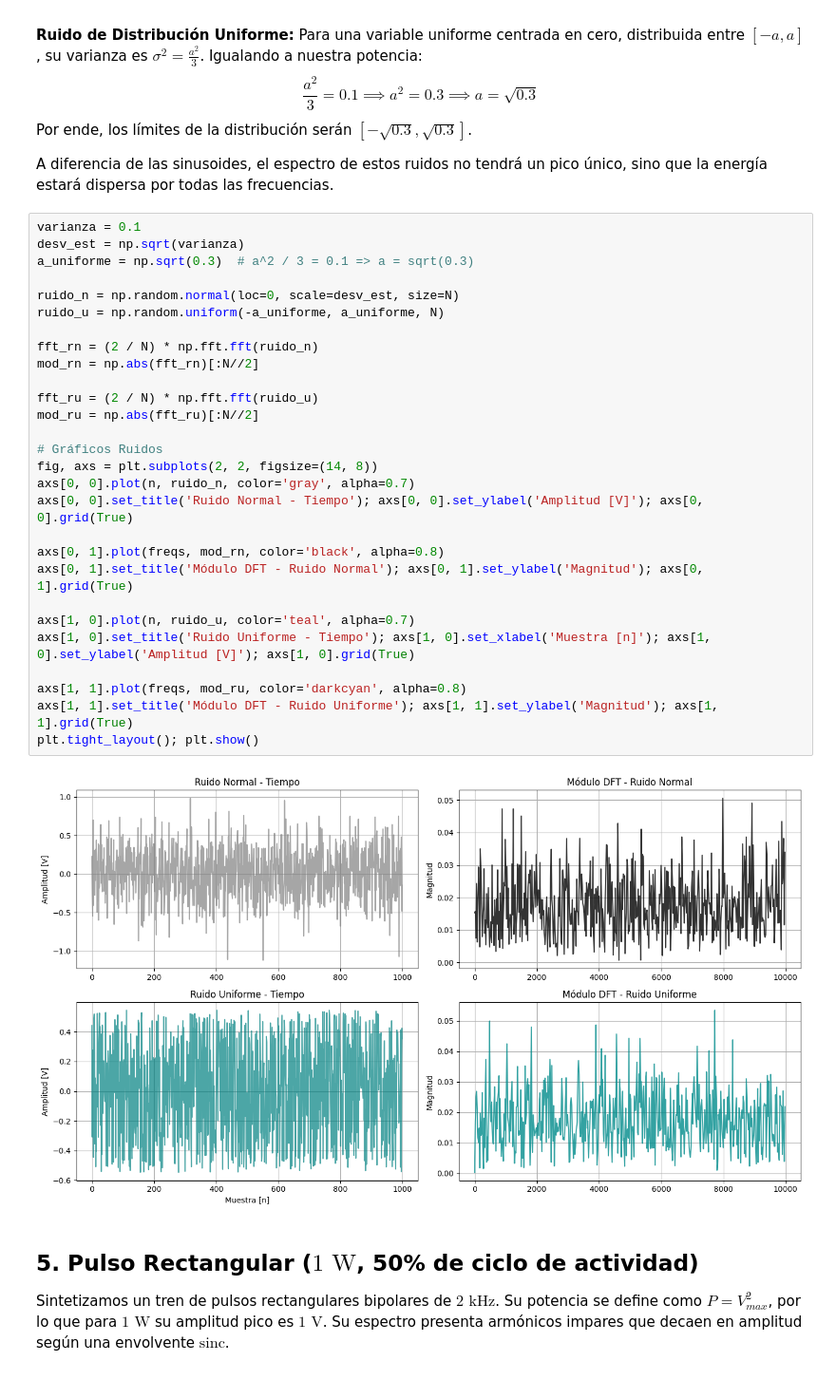
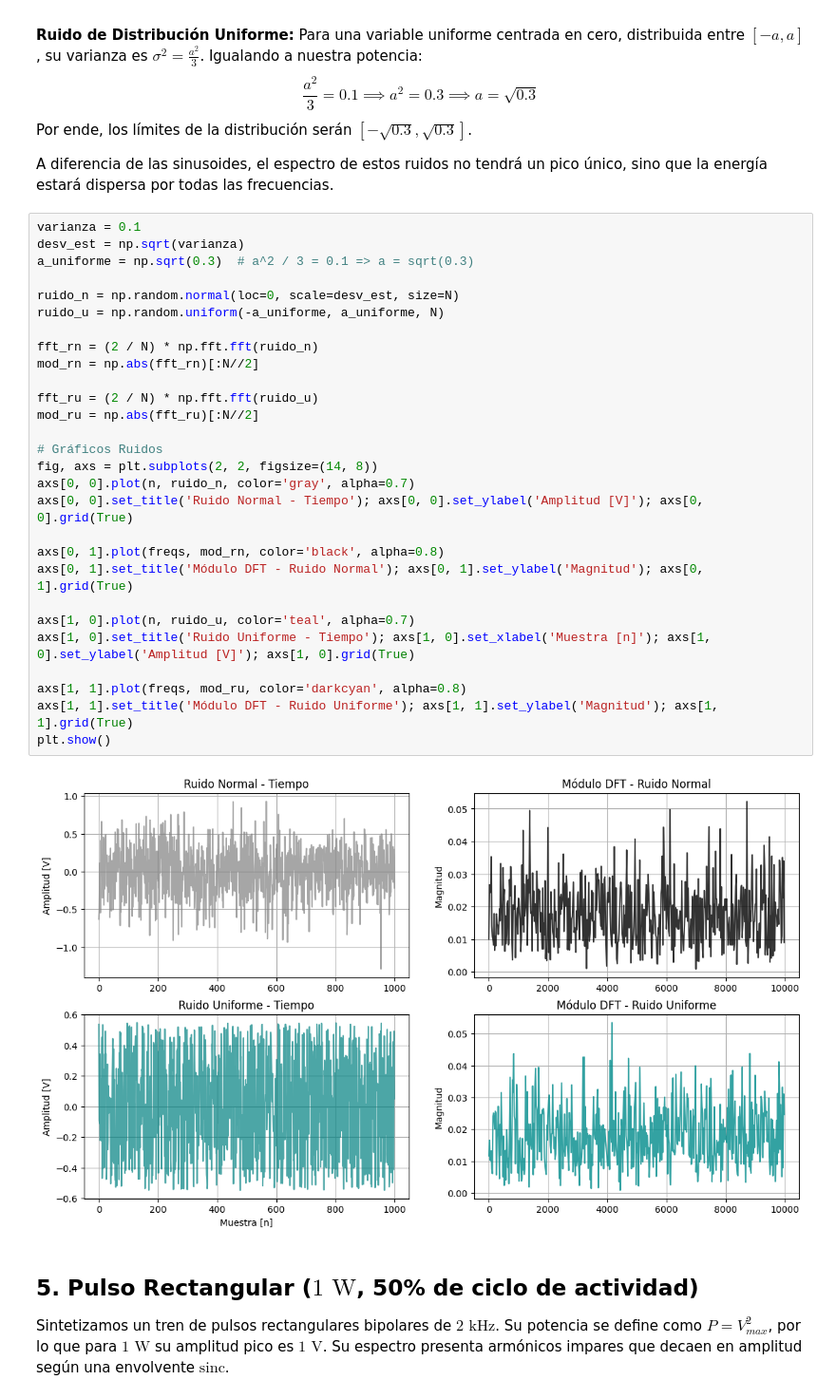
Before and after one commit to cva34/APS, a Jupyter notebook: TPS/TS1.ipynb, the cells around one changed output. Shown at 95% size. Saved outputs shown, nothing was run; the diff lists cells and outputs as text.

```diff
--- a/TPS/TS1.ipynb
+++ b/TPS/TS1.ipynb
@@ -125,33 +125,33 @@ A diferencia de las sinusoides, el espectro de estos ruidos no tendrá un pico
 # %%
 varianza = 0.1
 desv_est = np.sqrt(varianza)
 a_uniforme = np.sqrt(0.3)  # a^2 / 3 = 0.1 => a = sqrt(0.3)
 
 ruido_n = np.random.normal(loc=0, scale=desv_est, size=N)
 ruido_u = np.random.uniform(-a_uniforme, a_uniforme, N)
 
 fft_rn = (2 / N) * np.fft.fft(ruido_n)
 mod_rn = np.abs(fft_rn)[:N//2]
 
 fft_ru = (2 / N) * np.fft.fft(ruido_u)
 mod_ru = np.abs(fft_ru)[:N//2]
 
 # Gráficos Ruidos
 fig, axs = plt.subplots(2, 2, figsize=(14, 8))
 axs[0, 0].plot(n, ruido_n, color='gray', alpha=0.7)
 axs[0, 0].set_title('Ruido Normal - Tiempo'); axs[0, 0].set_ylabel('Amplitud [V]'); axs[0, 0].grid(True)
 
 axs[0, 1].plot(freqs, mod_rn, color='black', alpha=0.8)
 axs[0, 1].set_title('Módulo DFT - Ruido Normal'); axs[0, 1].set_ylabel('Magnitud'); axs[0, 1].grid(True)
 
 axs[1, 0].plot(n, ruido_u, color='teal', alpha=0.7)
 axs[1, 0].set_title('Ruido Uniforme - Tiempo'); axs[1, 0].set_xlabel('Muestra [n]'); axs[1, 0].set_ylabel('Amplitud [V]'); axs[1, 0].grid(True)
 
 axs[1, 1].plot(freqs, mod_ru, color='darkcyan', alpha=0.8)
 axs[1, 1].set_title('Módulo DFT - Ruido Uniforme'); axs[1, 1].set_ylabel('Magnitud'); axs[1, 1].grid(True)
-plt.tight_layout(); plt.show()
+plt.show()
 # %% [output]
-[figure, old version]
+[figure, new version]
 # %% [markdown]
 ## 5. Pulso Rectangular ($1\text{ W}$, 50% de ciclo de actividad)
 
```
Also changed, not shown: parts of 1 cell of this notebook.
